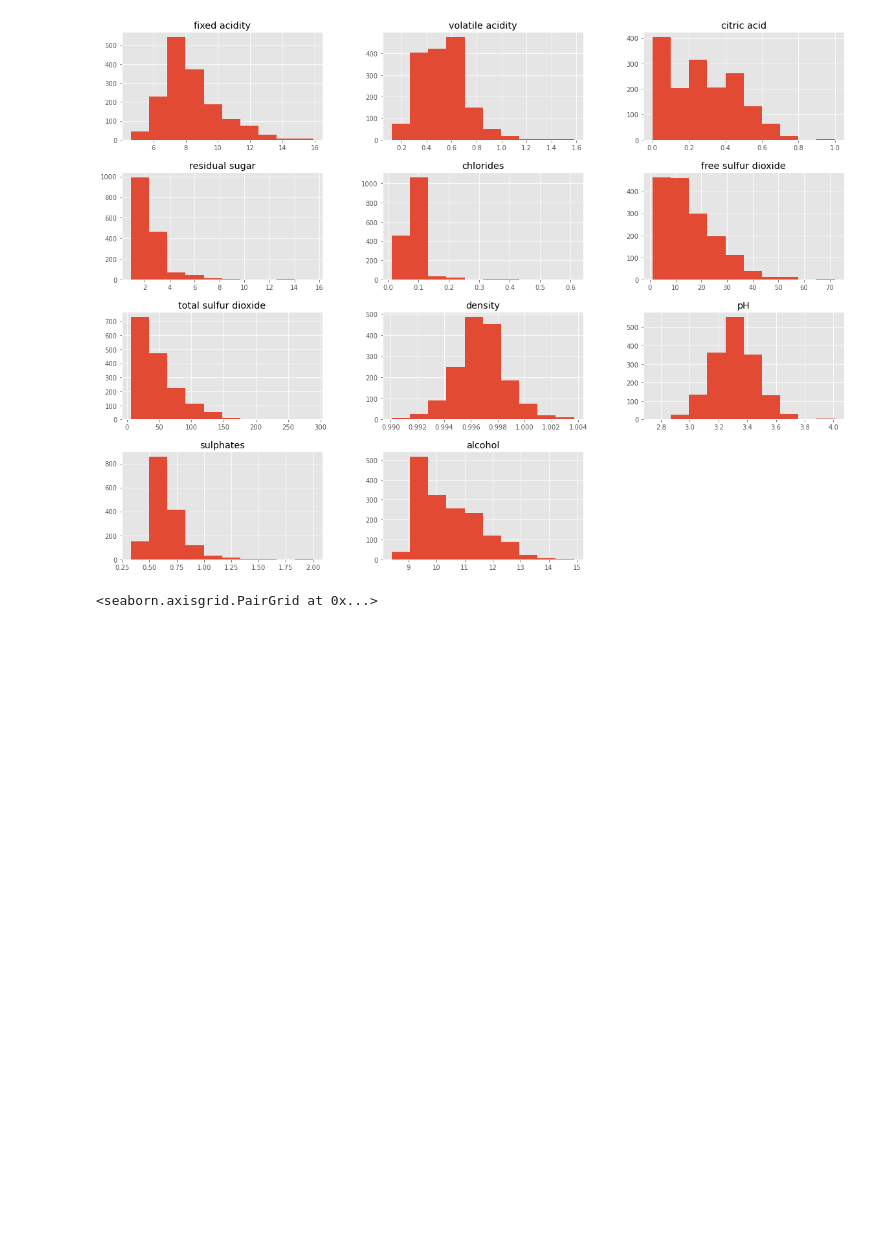
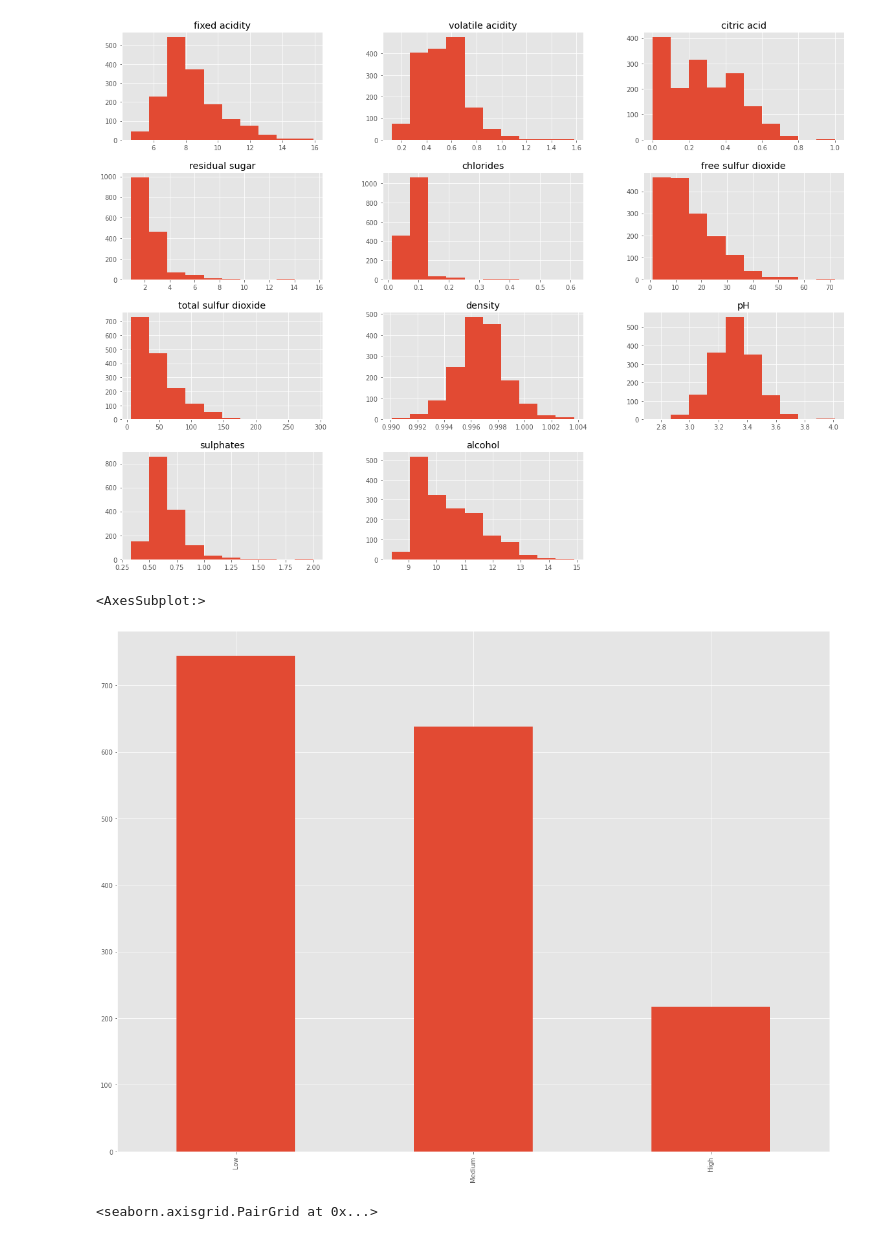
Before and after one commit to Jharopa/emergin-tech-project, a Jupyter notebook: scikit-learn.ipynb, the cells around one changed output. Drawn from its saved outputs; the diff is of its cells as text; code cells hidden in the pictures; blank space fills up the shorter version.

Commit message:
Added barchart in visualisation section that shows quantity of records in each quality category

```diff
--- a/scikit-learn.ipynb
+++ b/scikit-learn.ipynb
@@ -143,6 +143,12 @@ array([[<AxesSubplot:title={'center':'fixed acidity'}>,
         <AxesSubplot:title={'center':'alcohol'}>, <AxesSubplot:>]],
       dtype=object)
 [figure]
+# %%
+# Displays barchart showing sum of records in dataset for a given quality category
+wine['quality'].value_counts().plot(kind='bar')
+# %% [output]
+<AxesSubplot:>
+[figure, added]
 # %%
 # Displays a pair plot of dataset attributes using quality attribute as hue
 sns.pairplot(wine, hue='quality', corner=True)
```
